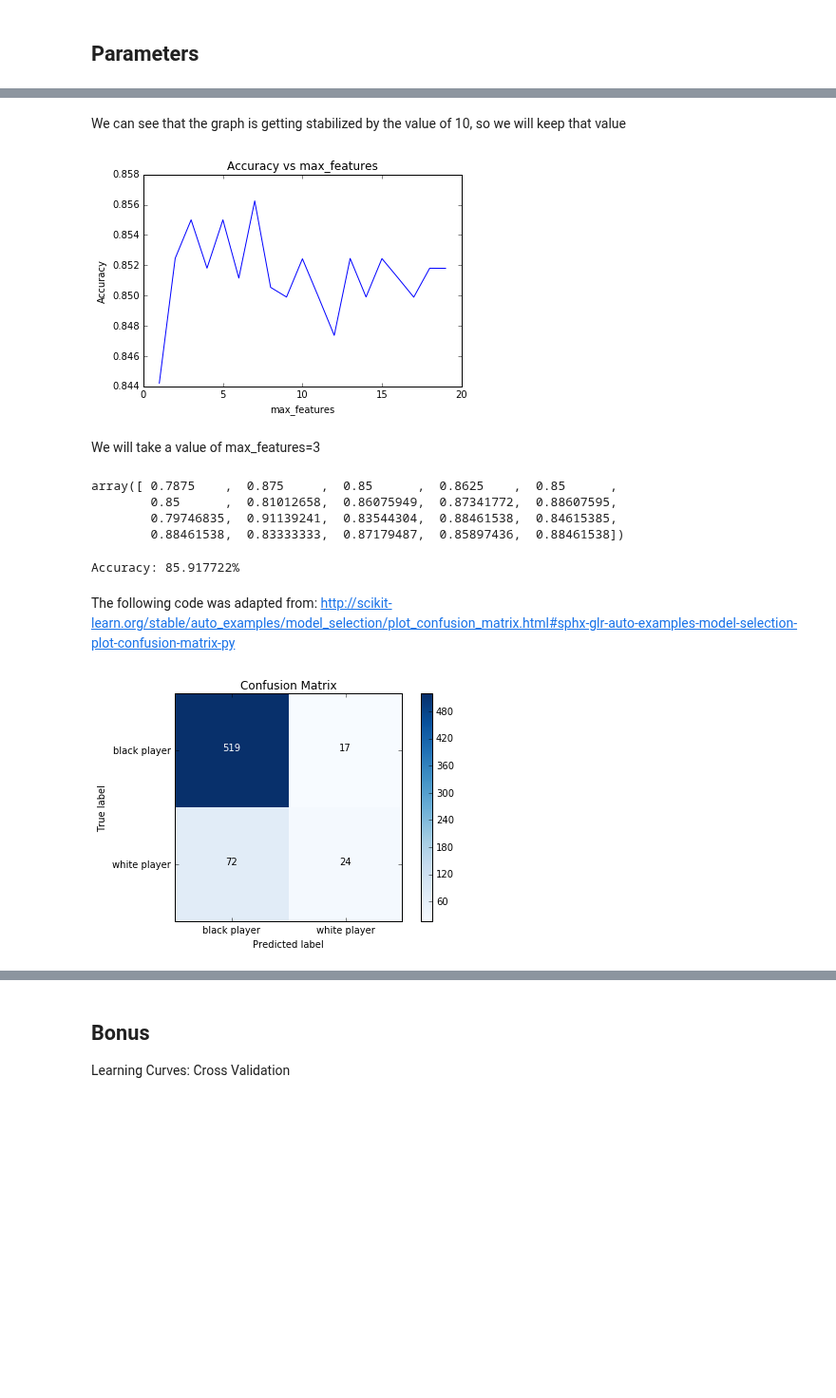
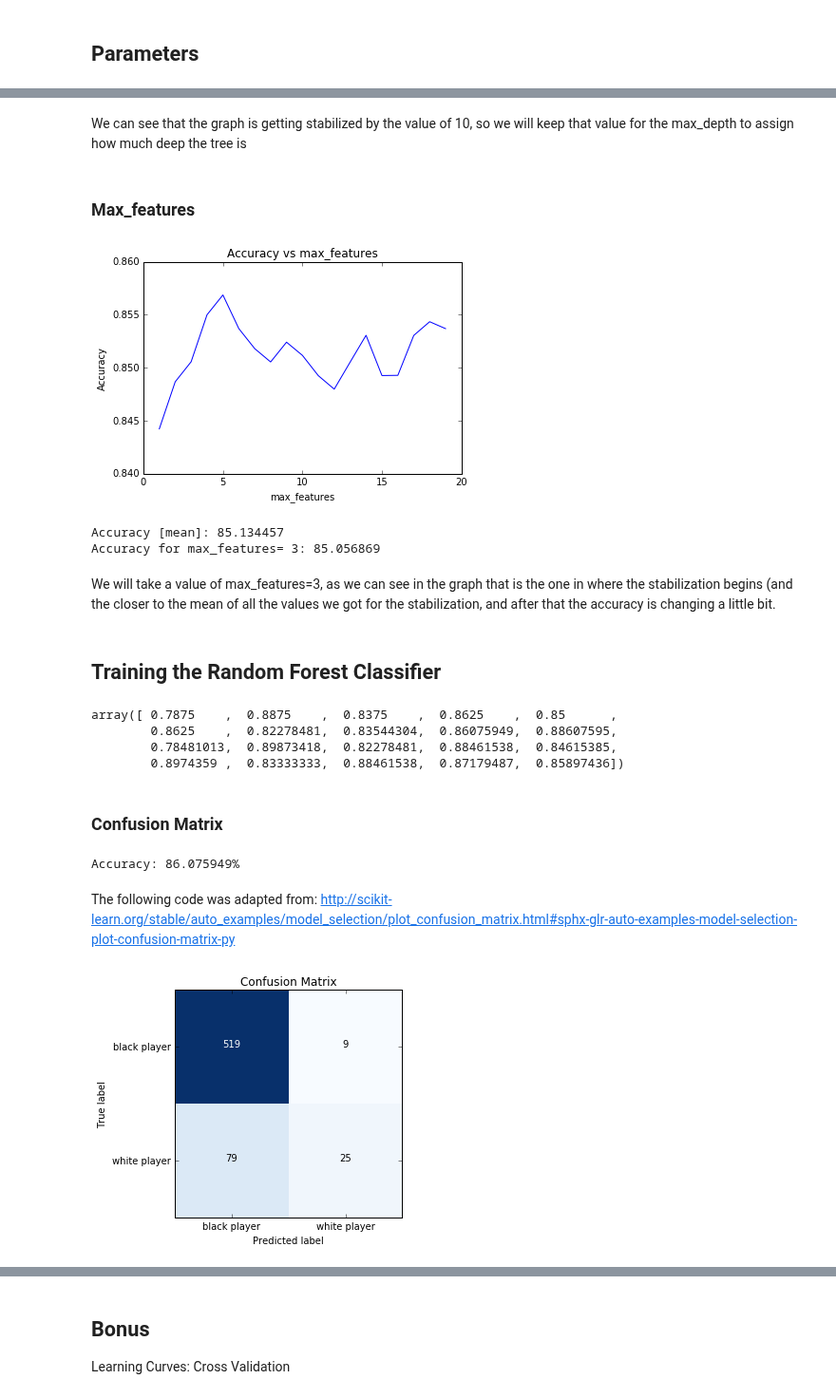
Before and after one commit to kirtanp/ADA-EPFL-2016, a Jupyter notebook: Lab4/soccer_race.ipynb, the cells around one changed output, grey strips where cells are left out. Shown at 95% size. Cells and saved outputs as stored; diff of their text form; code cells hidden in the pictures; blank space fills up the shorter version.

Commit message:
finished ex1. please take a look of it

```diff
--- a/Lab4/soccer_race.ipynb
+++ b/Lab4/soccer_race.ipynb
@@ -249,5 +248,5 @@ df_aggregated.head()
 5 rows × 22 columns
 # %%
 #Standardization
-test=df_aggregated.copy()
+df_ml=df_aggregated.copy()
 # %%
@@ -273,11 +272,11 @@ dtype: int64
 # %%
 #We can see that there are 5 rows with NaN values in the seIAT and seEXP columns, those rows represent only the 0.25%
 #of the total of the players
-test.dropna(inplace=1)
+df_ml.dropna(inplace=1)
 # %%
 #For the unsupervised learning, we assign the dependent variable (y) to the 'race_val' column, because we want
 #to predict the color of the player.
-y=np.asarray(test['race_val'], dtype="|S6")
+y=np.asarray(df_ml['race_val'], dtype="|S6")
 
 #Discretizing the values of y: 1 is for black players and 0 is for white players
 for i in range(len(y)):
@@ -287,7 +286,7 @@ for i in range(len(y)):
         y[i]=0
 #For the features (x), we let all the columns except for 'playerShort' (only was used for the aggregation by player)
 #and 'race_val'
-x=test.drop(['playerShort','race_val'],1)
+x=df_ml.drop(['playerShort','race_val'],1)
 # %%
 #We want to standardize the data set:
 #x=(x-x_mean)/x_stddev
@@ -345,3 +379,5 @@ plt.show()
 # %% [markdown]
-We can see that the graph is getting stabilized by the value of 10, so we will keep that value
+We can see that the graph is getting stabilized by the value of 10, so we will keep that value for the max_depth to assign how much deep the tree is
+# %% [markdown]
+### Max_features
 # %%
@@ -355,13 +396,23 @@ for i in max_features_val:
 #Plotting
 plt.title("Accuracy vs max_features")
 plt.plot(max_features_val,acc_max_features)
+plt.xlim(0,20)
 plt.xlabel('max_features')
+plt.ylim(0.84,0.86)
 plt.ylabel('Accuracy')
 plt.show()
 # %% [output]
-[figure, old version]
+[figure, new version]
-# %% [markdown]
-We will take a value of max_features=3
+# %%
+print('Accuracy [mean]: %f' % (np.mean(acc_max_features)*100))
+print('Accuracy for max_features= 3: %f' % (acc_max_features[2]*100))
+# %% [output]
+Accuracy [mean]: 85.134457
+Accuracy for max_features= 3: 85.056869
+# %% [markdown]
+We will take a value of max_features=3, as we can see in the graph that is the one in where the stabilization begins (and the closer to the mean of all the values we got for the stabilization, and after that the accuracy is changing a little bit.
+# %% [markdown]
+## Training the Random Forest Classifier
 # %%
 #Training Random Forest with the parameters that were found
 rfc=RandomForestClassifier(n_estimators=100,max_depth=10,max_features=3)
@@ -369,12 +420,17 @@ rfc=RandomForestClassifier(n_estimators=100,max_depth=10,max_features=3)
 #Taking a look at the cross validation to see if the model is overfitting or not (we are considering a k_fold=20)
 sklearn.cross_validation.cross_val_score(rfc, x, y, cv=20, scoring='accuracy')
 # %% [output]
-array([ 0.7875    ,  0.875     ,  0.85      ,  0.8625    ,  0.85      ,
-        0.85      ,  0.81012658,  0.86075949,  0.87341772,  0.88607595,
-        0.79746835,  0.91139241,  0.83544304,  0.88461538,  0.84615385,
-        0.88461538,  0.83333333,  0.87179487,  0.85897436,  0.88461538])
+array([ 0.7875    ,  0.8875    ,  0.8375    ,  0.8625    ,  0.85      ,
+        0.8625    ,  0.82278481,  0.83544304,  0.86075949,  0.88607595,
+        0.78481013,  0.89873418,  0.82278481,  0.88461538,  0.84615385,
+        0.8974359 ,  0.83333333,  0.88461538,  0.87179487,  0.85897436])
+# %% [markdown]
+### Confusion Matrix
 # %%
 #Confusion matrix
+#We are going to get the confusion matrix to see how our model behaves, for that we are going to split the samples into
+#train data and test data at a 0.4 ratio, we will fit the train data into the random forest already created (rfc),
+#make some predictions and getting the confusion matrix and the accuracy
 X_train, X_test, y_train, y_test = train_test_split(x, y, test_size=0.40)
 rfc =rfc.fit(X_train, y_train)
 y_predict=rfc.predict(X_test)
@@ -382,24 +438,29 @@ cm=confusion_matrix(y_test, y_predict)
 accuracy=sum(y_test==y_predict)/(len(y_test))*100
 print('Accuracy: %f%%' % accuracy)
 # %% [output]
-Accuracy: 85.917722%
+Accuracy: 86.075949%
 # %% [markdown]
 The following code was adapted from:
 http://scikit-learn.org/stable/auto_examples/model_selection/plot_confusion_matrix.html#sphx-glr-auto-examples-model-selection-plot-confusion-matrix-py
 # %%
-plt.figure()
-plt.imshow(cm, interpolation='nearest', cmap=plt.cm.Blues)
-plt.title('Confusion Matrix')
-plt.colorbar()
-tick_marks = np.arange(2)
-plt.xticks(tick_marks, ['black player','white player'])
-plt.yticks(tick_marks, ['black player','white player'])
-thresh = cm.max() / 2.
-for i, j in itertools.product(range(cm.shape[0]), range(cm.shape[1])):
-    plt.text(j, i, cm[i, j], horizontalalignment="center",color="white" if cm[i, j] > thresh else "black")
-plt.tight_layout()
-plt.ylabel('True label')
-plt.xlabel('Predicted label')
-plt.show()
+def plot_confusion_matrix(cm,y_values):
+    plt.figure()
+    plt.imshow(cm, interpolation='nearest', cmap=plt.cm.Blues)
+    plt.title('Confusion Matrix')
+    tick_marks = np.arange(len(y_values))
+    plt.xticks(tick_marks,y_values)
+    plt.yticks(tick_marks,y_values)
+    thresh = cm.max() / 2.
+    for i, j in itertools.product(range(cm.shape[0]), range(cm.shape[1])):
+        plt.text(j, i, cm[i, j], horizontalalignment="center",color="white" if cm[i, j] > thresh else "black")
+    plt.tight_layout()
+    plt.ylabel('True label')
+    plt.xlabel('Predicted label')
+    plt.show()
+
+#we create a list with the two possible values of the labels (0 is for black people and 1 is for white people)
+y_values=['black player','white player']
+
+plot_confusion_matrix(cm,y_values)
 # %% [output]
-[figure, old version]
+[figure, new version]
```
Also changed, not shown: parts of 24 cells of this notebook.
